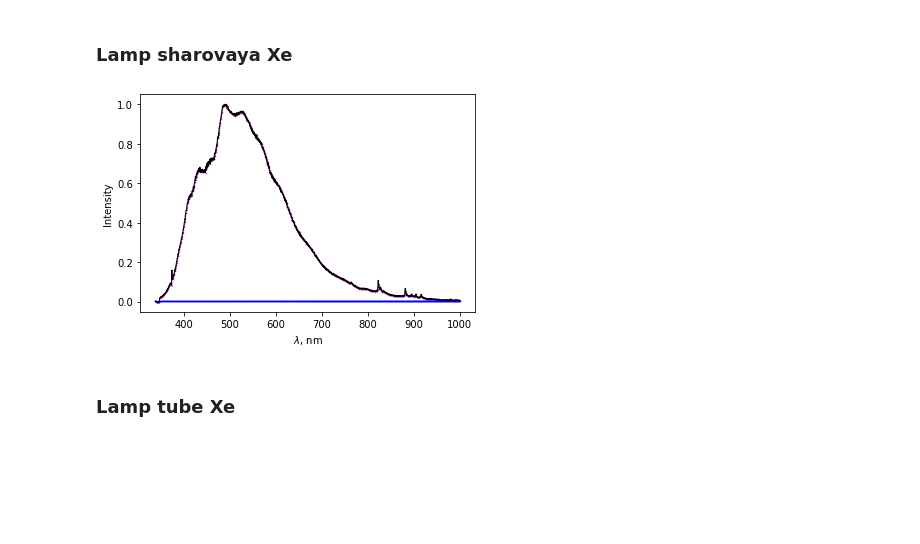
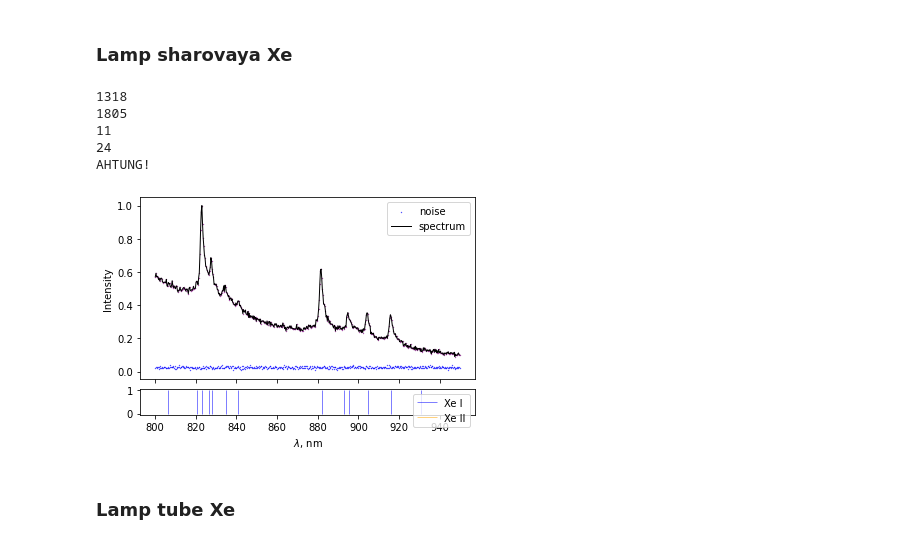
Before and after one commit to futherus/laser_induced_breakdown, a Jupyter notebook: notebook.ipynb, the cells around one changed output. Saved outputs shown, nothing was run; the diff lists cells and outputs as text; code cells hidden in the pictures; blank space fills up the shorter version.

Commit message:
Add spherical Xe lamp spectrum.

```diff
--- a/notebook.ipynb
+++ b/notebook.ipynb
@@ -172,9 +172,25 @@ show_spectrum( spectra['water'], 3, (350, 1000))
 # %% [markdown]
 ### Lamp sharovaya Xe
 # %%
-show_spectrum( spectra['lamp_sharovaya'], 0, (0, 1000))
+fig, (ax1,ax2) = plt.subplots(nrows=2, sharex=True, gridspec_kw={'height_ratios': [7, 1], 'hspace': 0.1})
+show_spectrum( spectra['lamp_sharovaya'], 0, (800, 950), plot = ax1)
+
+xe_lines = spectrum_lines("data/xe_lines.txt", 26)
+show_all_spectrum_lines( xe_lines, (800, 950), plot = ax2)
+
+ax2.legend()
+
+ax1.set_ylabel( r"Intensity")
+ax2.set_xlabel( r"$\lambda$, nm")
+
+fig.savefig( 'gen/xe_lines_spherical.pdf')
 # %% [output]
+1318
+1805
+11
+24
+AHTUNG!
-[figure, old version]
+[figure, new version]
 # %% [markdown]
 ### Lamp tube Xe
 # %%
```
Also changed, not shown: parts of 6 cells of this notebook, 1 other file.
